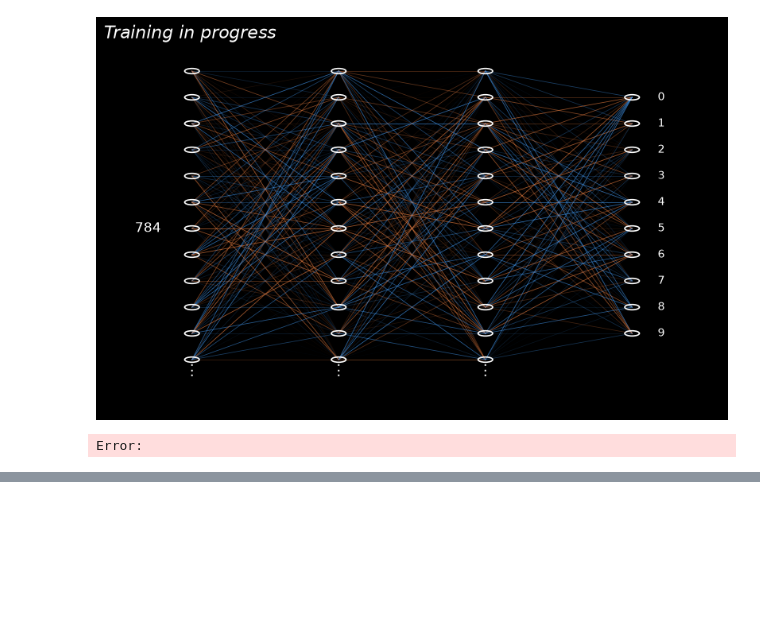
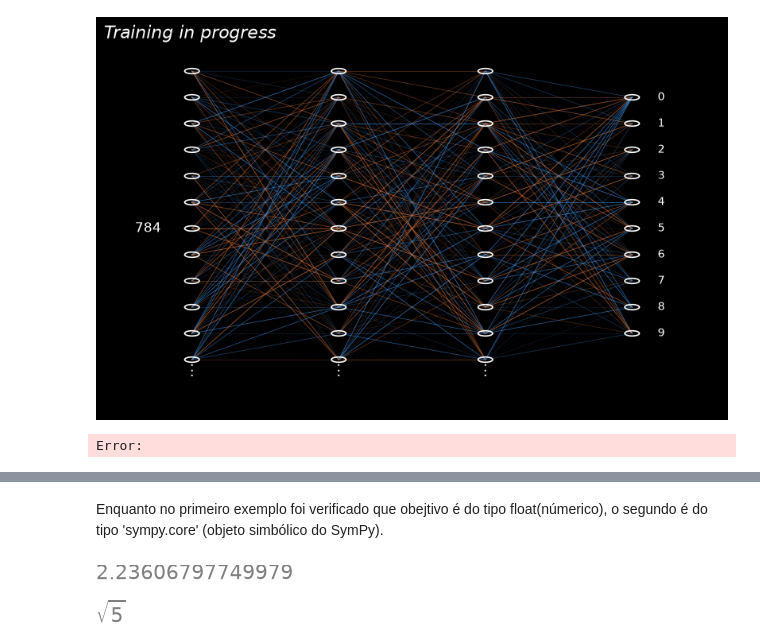
Before and after one commit to leonardoSilva0022/Fundamentos-da-intelig-ncia-artificial, a Jupyter notebook: fundamentos/IA.ipynb, the cells around one changed output, grey strips where cells are left out. Saved outputs shown, nothing was run; the diff lists cells and outputs as text; code cells hidden in the pictures; blank space fills up the shorter version.

```diff
--- a/IA.ipynb
+++ b/fundamentos/IA.ipynb
@@ -223,0 +294,11 @@ Error:
+# %% [markdown]
+Enquanto no primeiro exemplo foi verificado que obejtivo é do tipo float(númerico),
+o segundo é do tipo 'sympy.core' (objeto simbólico do SymPy).
+# %%
+mt.sqrt(5)
+# %% [output]
+[figure, added]
+# %%
+sy.sqrt(5)
+# %% [output]
+[figure, added]
```
Also changed, not shown: parts of 25 cells of this notebook.
